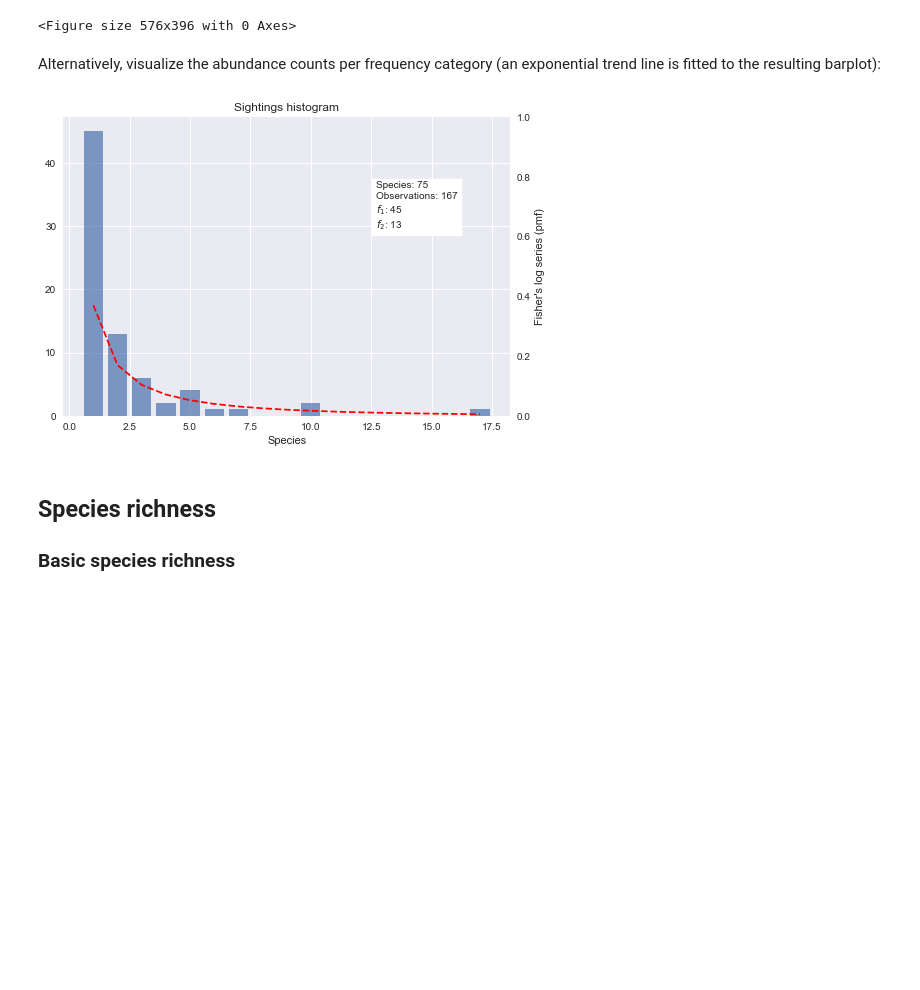
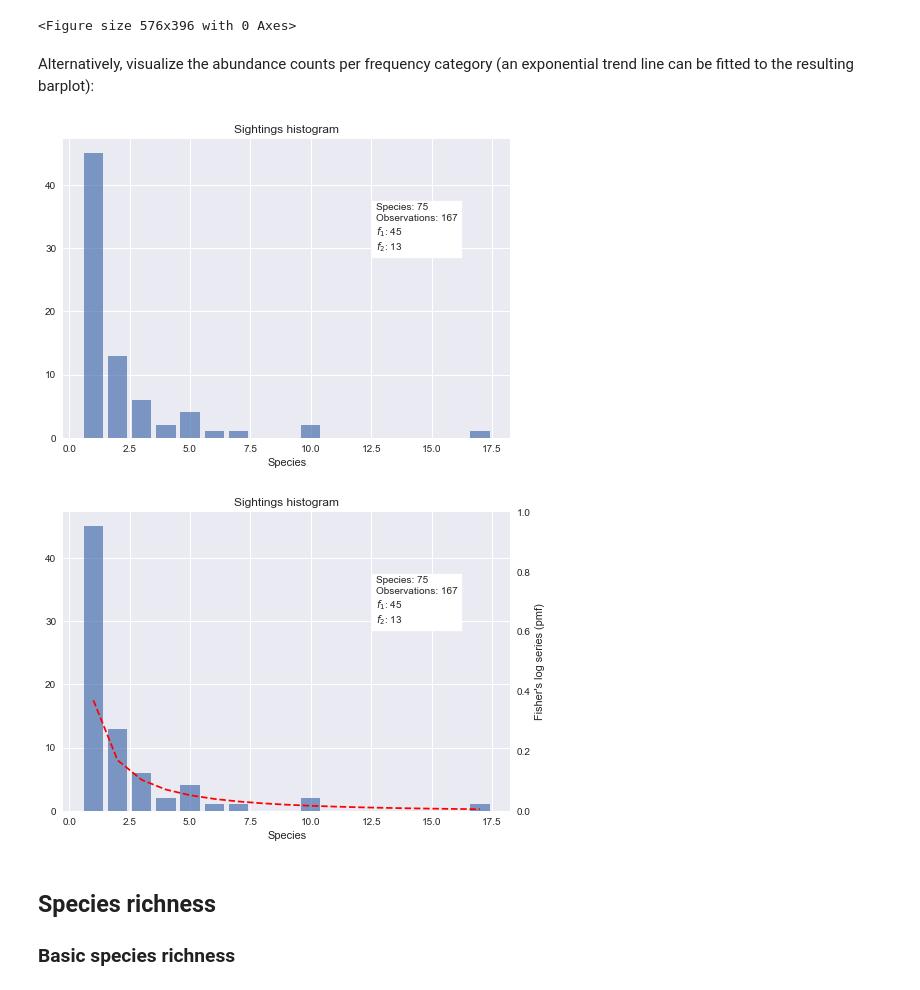
Before and after one commit to mikekestemont/copia, a Jupyter notebook: notebooks/quickstart.ipynb, the cells around one changed output. Cells and saved outputs as stored; diff of their text form; code cells hidden in the pictures; blank space fills up the shorter version.

```diff
--- a/notebooks/quickstart.ipynb
+++ b/notebooks/quickstart.ipynb
@@ -50,12 +52,15 @@ plt.savefig('../outputs/abundance_cnt.pdf')
 # %% [output]
 <Figure size 576x396 with 0 Axes>
 # %% [markdown]
-Alternatively, visualize the abundance counts per frequency category (an exponential trend line is fitted to the resulting barplot):
+Alternatively, visualize the abundance counts per frequency category (an exponential trend line can be fitted to the resulting barplot):
 # %%
+from copia.plot import abundance_histogram
 abundance_histogram(abundance)
+abundance_histogram(abundance, trendline=True)
 plt.savefig('../outputs/abundance_hist.pdf')
 # %% [output]
-[figure, old version]
+[figure, new version]
+[figure, added]
 # %% [markdown]
 ## Species richness
 
```
Also changed, not shown: parts of 14 cells of this notebook, 1 other file.
